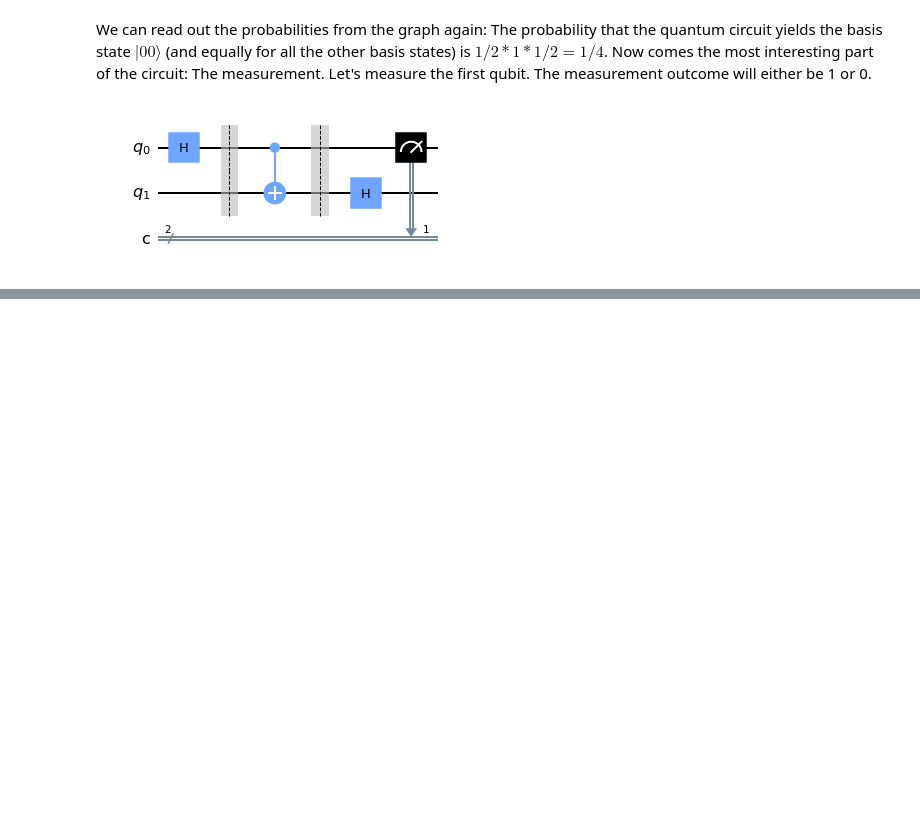
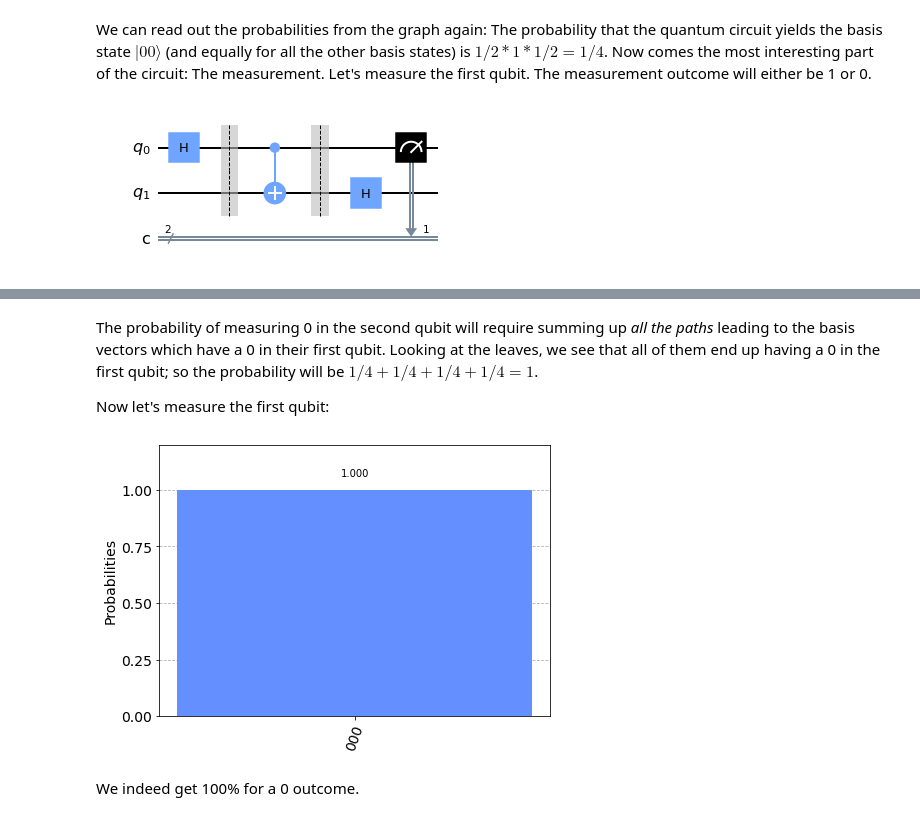
Before and after one commit to akotil/qiskit-hackathon-team-transpilers, a Jupyter notebook: exercises/Lecture_Exercises.ipynb, the cells around one changed output, grey strips where cells are left out. Saved outputs shown, nothing was run; the diff lists cells and outputs as text; code cells hidden in the pictures; blank space fills up the shorter version.

```diff
--- a/exercises/Lecture_Exercises.ipynb
+++ b/exercises/Lecture_Exercises.ipynb
@@ -43,0 +84,14 @@ According to the outcome, we modify the graph structure to clearly mark the poss
+# %% [markdown]
+The probability of measuring 0 in the second qubit will require summing up _all the paths_ leading to the basis vectors which have a 0 in their first qubit. Looking at the leaves, we see that all of them end up having a 0 in the first qubit; so the probability will be $1/4 + 1/4 + 1/4 + 1/4 = 1$.
+
+Now let's measure the first qubit:
+# %%
+qc.measure(0,0)
+
+backend = BasicAer.get_backend('qasm_simulator')
+job = execute(qc, backend, shots=1000).result().get_counts()
+plot_histogram(job)
+# %% [output]
+[figure, added]
+# %% [markdown]
+We indeed get 100% for a 0 outcome.
```
Also changed, not shown: parts of 17 cells of this notebook, 2 other files.
